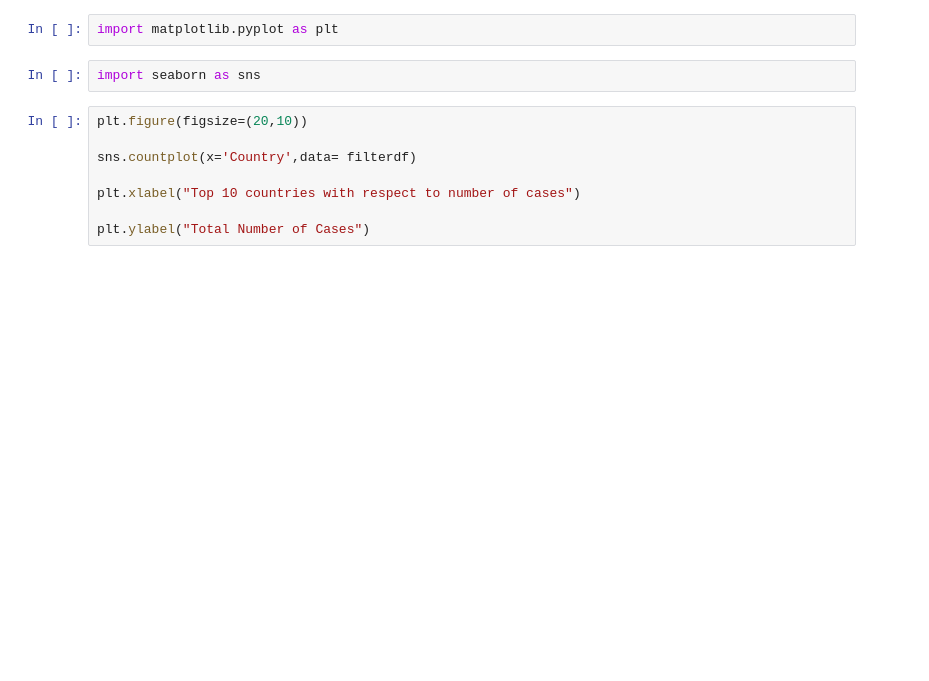
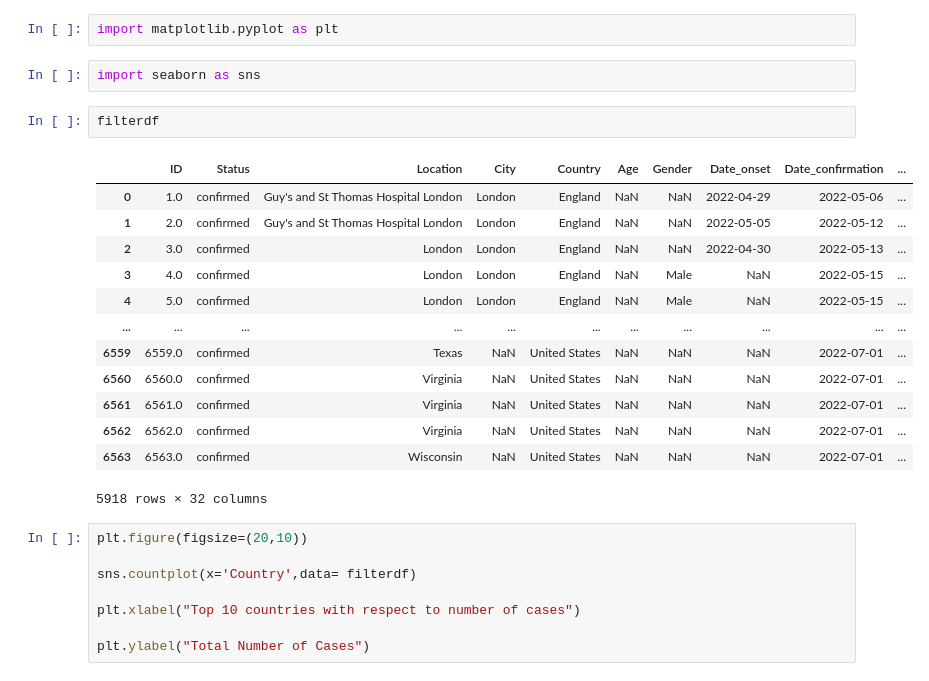
Before and after one commit to mohantyaditya/MonkeyPoxDataAnalysis, a Jupyter notebook: eda.ipynb, the cells around one changed output. Saved outputs shown, nothing was run; the diff lists cells and outputs as text; blank space fills up the shorter version.

```diff
--- a/eda.ipynb
+++ b/eda.ipynb
@@ -54,6 +57,22 @@ filterdf = df[df['Country'].isin(lis)]
 import matplotlib.pyplot as plt
 # %%
 import seaborn as sns
+# %%
+filterdf
+# %% [output]
+|  | ID | Status | Location | City | Country | Age | Gender | Date_onset | Date_confirmation | ... |
+| 0 | 1.0 | confirmed | Guy's and St Thomas Hospital London | London | England | NaN | NaN | 2022-04-29 | 2022-05-06 | ... |
+| 1 | 2.0 | confirmed | Guy's and St Thomas Hospital London | London | England | NaN | NaN | 2022-05-05 | 2022-05-12 | ... |
+| 2 | 3.0 | confirmed | London | London | England | NaN | NaN | 2022-04-30 | 2022-05-13 | ... |
+| 3 | 4.0 | confirmed | London | London | England | NaN | Male | NaN | 2022-05-15 | ... |
+| 4 | 5.0 | confirmed | London | London | England | NaN | Male | NaN | 2022-05-15 | ... |
+| ... | ... | ... | ... | ... | ... | ... | ... | ... | ... | ... |
+| 6559 | 6559.0 | confirmed | Texas | NaN | United States | NaN | NaN | NaN | 2022-07-01 | ... |
+| 6560 | 6560.0 | confirmed | Virginia | NaN | United States | NaN | NaN | NaN | 2022-07-01 | ... |
+| 6561 | 6561.0 | confirmed | Virginia | NaN | United States | NaN | NaN | NaN | 2022-07-01 | ... |
+| 6562 | 6562.0 | confirmed | Virginia | NaN | United States | NaN | NaN | NaN | 2022-07-01 | ... |
+| 6563 | 6563.0 | confirmed | Wisconsin | NaN | United States | NaN | NaN | NaN | 2022-07-01 | ... |
+5918 rows × 32 columns
 # %%
 plt.figure(figsize=(20,10))
 
```
Also changed, not shown: parts of 46 cells of this notebook.
